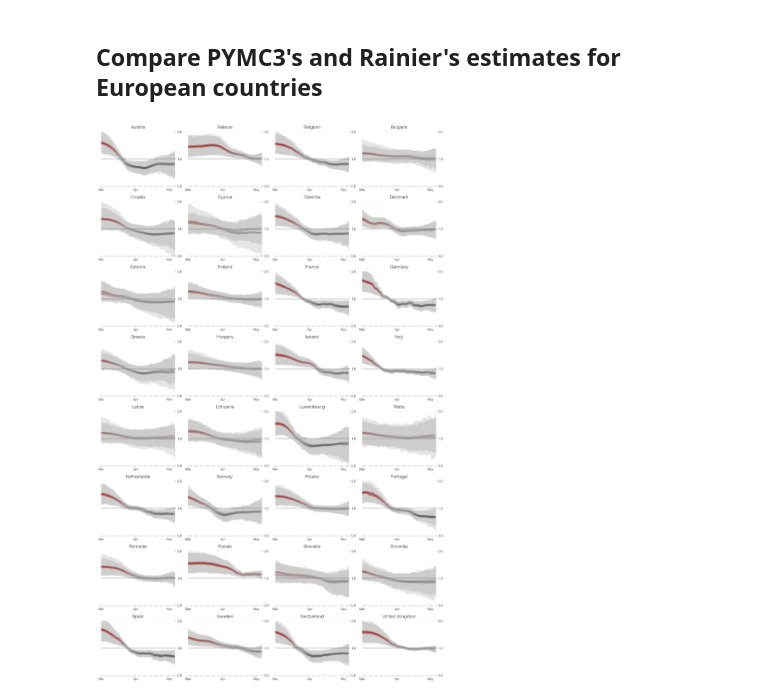
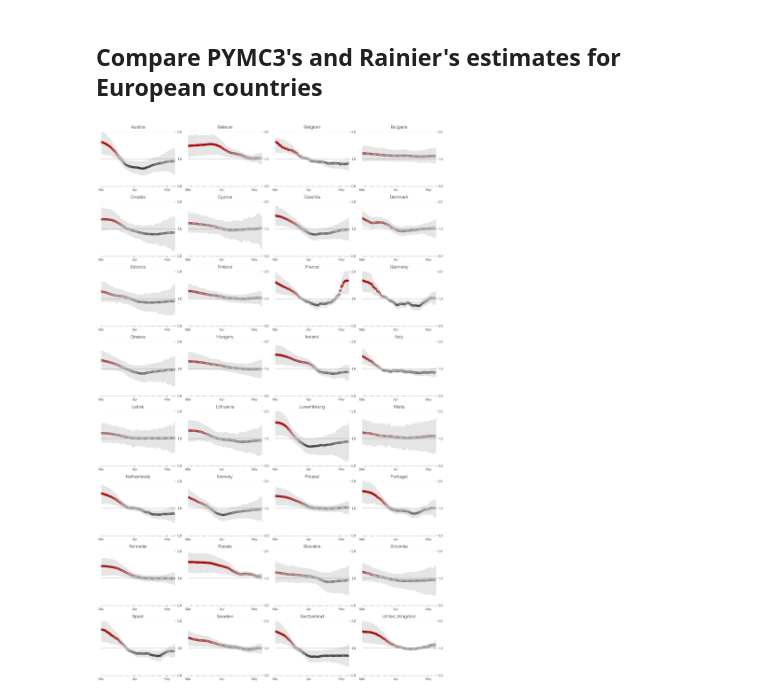
Before and after one commit to maciekrt/covid-19, a Jupyter notebook: Realtime Rt plots only.ipynb, the cells around one changed output. Drawn from its saved outputs; the diff is of its cells as text; code cells hidden in the pictures.

```diff
--- a/Realtime Rt plots only.ipynb
+++ b/Realtime Rt plots only.ipynb
@@ -257,17 +257,17 @@ fig, ax = plot_standings(mr_rainier)
 # %%
 ncountries = len(final_results_rainier.index.unique(level='country'))
 ncols = 4
 nrows = int(np.ceil(ncountries / ncols))
 
 fig, axes = plt.subplots(nrows=nrows, ncols=ncols, figsize=(15, nrows*3))
 
 for i, (country_name, result) in enumerate(final_results_rainier.groupby('country')):
-    plot_rt(result.iloc[1:], axes.flat[i], country_name, scatter_alpha=0.25)
+    plot_rt(result.iloc[1:], axes.flat[i], country_name)
 
-for i, (country_name, result) in enumerate(final_results.groupby('country')):
-    plot_rt(result.iloc[1:], axes.flat[i], country_name, scatter_alpha=0.25)
+# for i, (country_name, result) in enumerate(final_results.groupby('country')):
+#     plot_rt(result.iloc[1:], axes.flat[i], country_name, scatter_alpha=0.25)
 
 fig.tight_layout()
 fig.set_facecolor('w')
 # %% [output]
-[figure, old version]
+[figure, new version]
```
Also changed, not shown: parts of 6 cells of this notebook, 5 other files.
